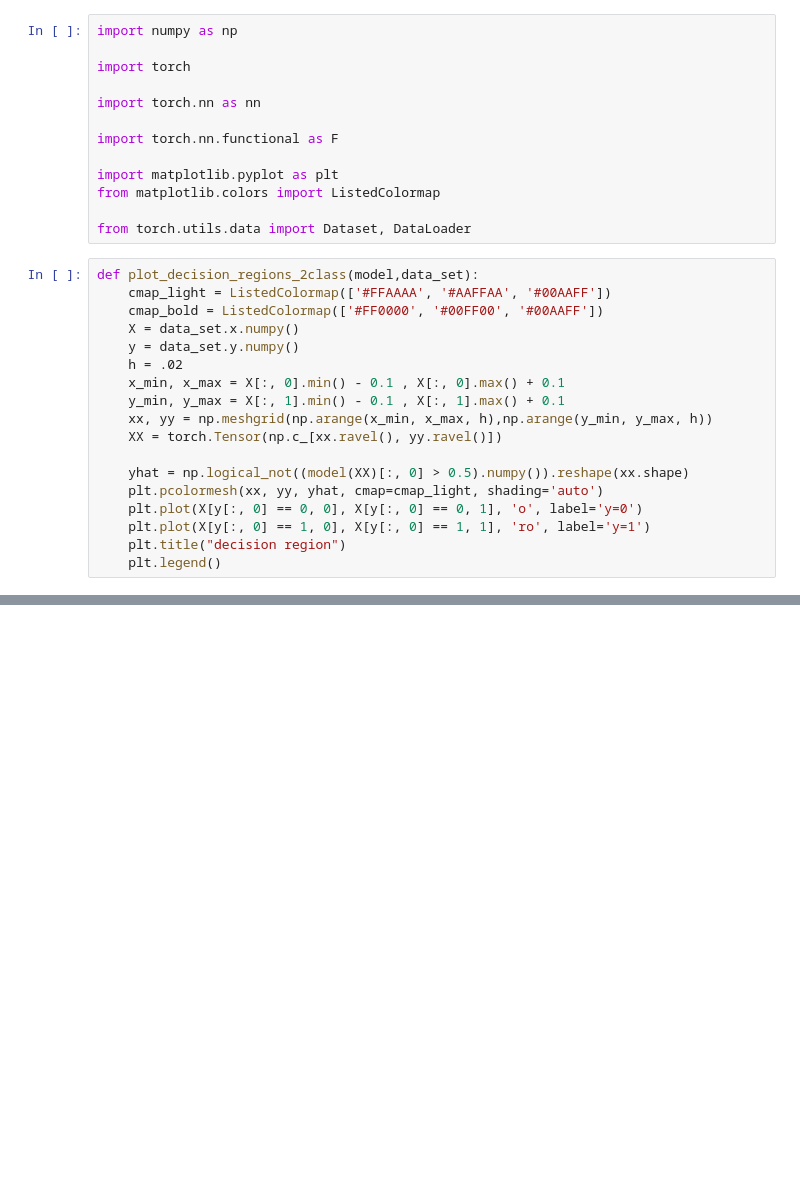
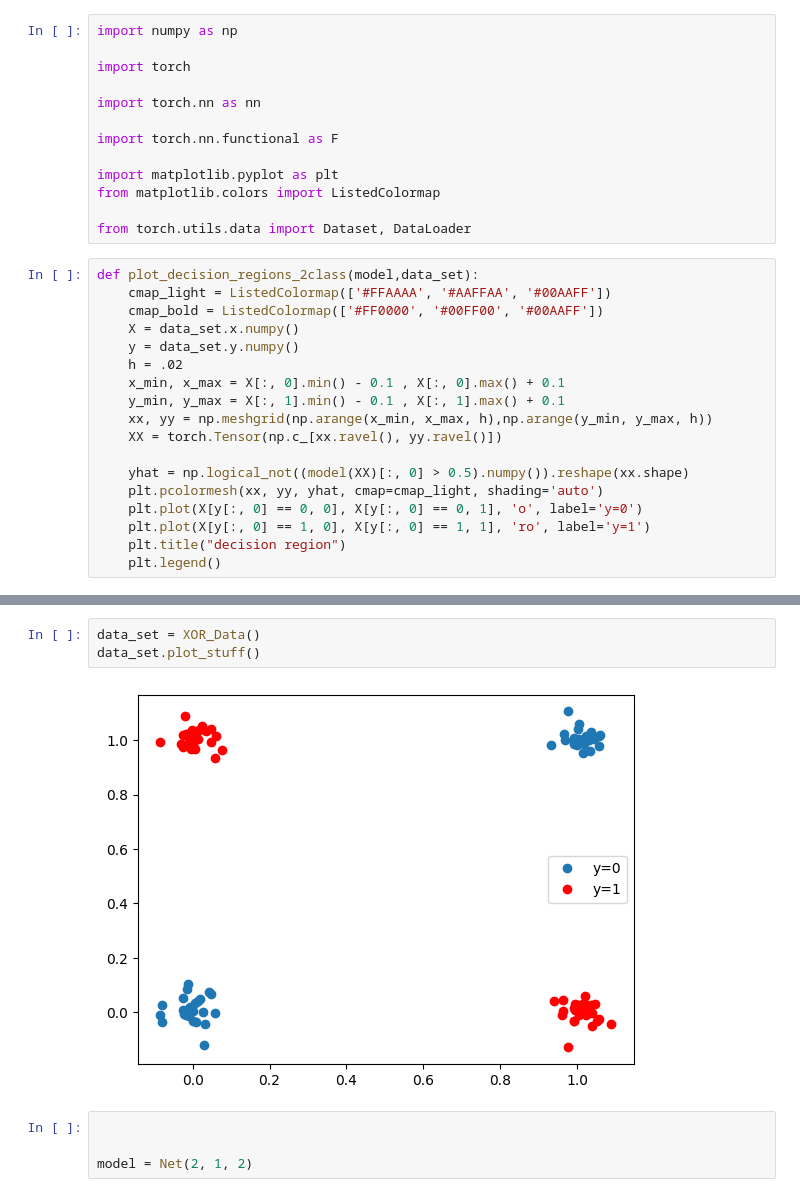
Before and after one commit to devadethanr/CV_and_Image_Processing-coursera, a Jupyter notebook: week4_/mynb.ipynb, the cells around one changed output, grey strips where cells are left out. Drawn from its saved outputs; the diff is of its cells as text; blank space fills up the shorter version.

```diff
--- a/week4_/mynb.ipynb
+++ b/week4_/mynb.ipynb
@@ -78,0 +156,9 @@ def train(data_set, model, criterion, train_loader, optimizer, epochs=5):
+# %%
+data_set = XOR_Data()
+data_set.plot_stuff()
+# %% [output]
+[figure, added]
+# %%
+
+
+model = Net(2, 1, 2)
```
Also changed, not shown: parts of 6 cells of this notebook, 1 other file.
